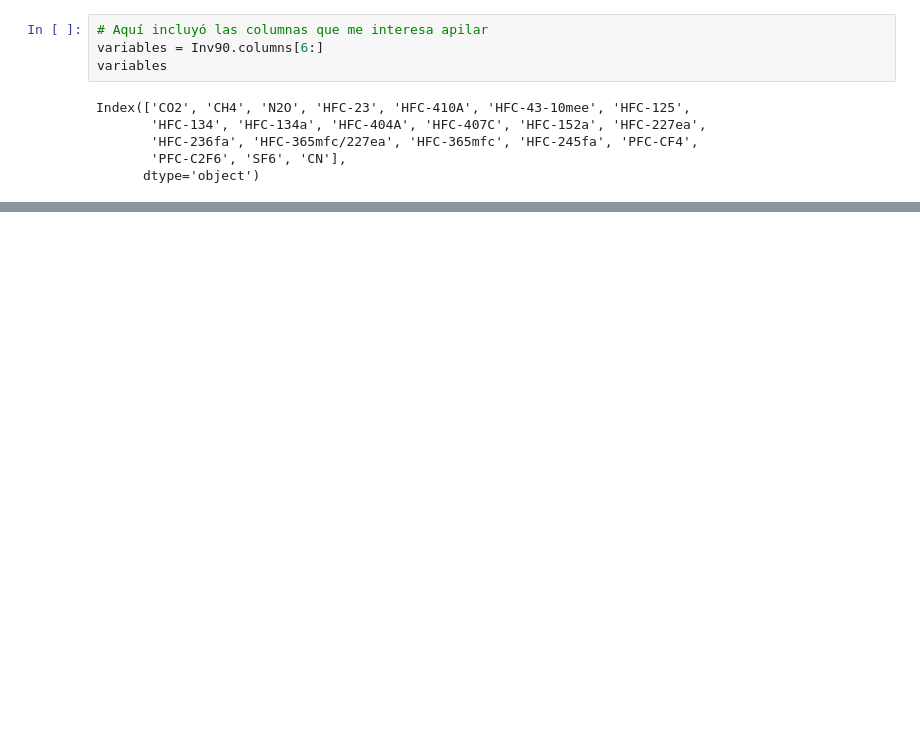
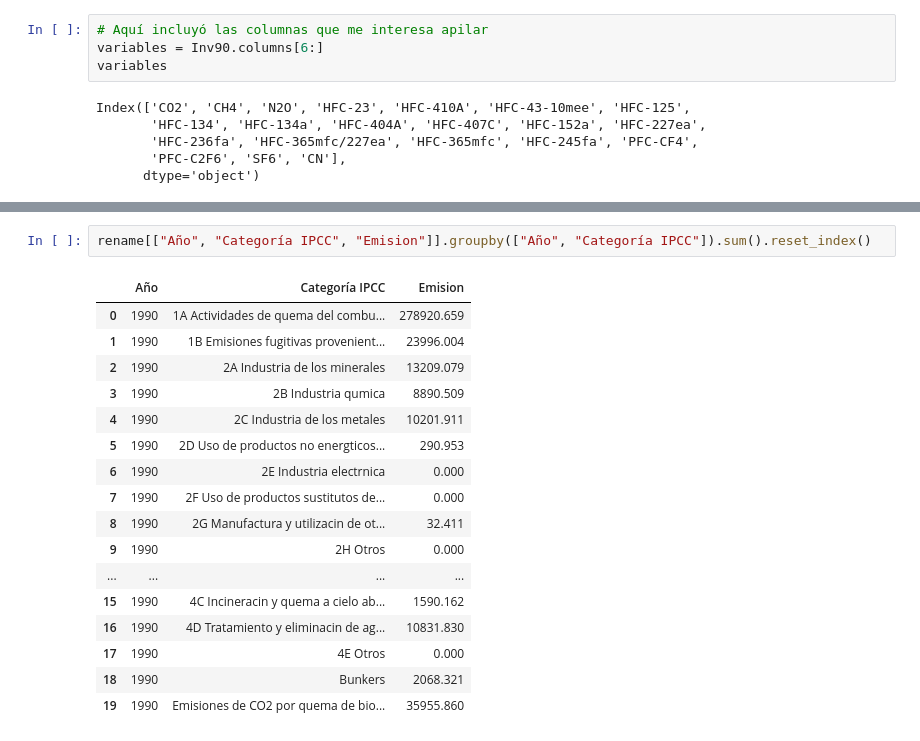
Before and after one commit to Aphrelios/InvNEmisiones, a Jupyter notebook: Prueba.ipynb, the cells around one changed output, grey strips where cells are left out. Cells and saved outputs as stored; diff of their text form; blank space fills up the shorter version.

```diff
--- a/Prueba.ipynb
+++ b/Prueba.ipynb
@@ -103,3 +105,23 @@ rename
 | 518 | 1990 | Fines informativos (no se suman a... | Emisiones de CO2 por quema de bio... | NaN | NaN | NaN | N2O | ... |
 | 519 | 1990 | Fines informativos (no se suman a... | Emisiones de CO2 por quema de bio... | NaN | NaN | NaN | CN | ... |
 520 rows × 9 columns
+# %%
+rename[["Año", "Categoría IPCC", "Emision"]].groupby(["Año", "Categoría IPCC"]).sum().reset_index()
+# %% [output]
+|  | Año | Categoría IPCC | Emision |
+| 0 | 1990 | 1A Actividades de quema del combu... | 278920.659 |
+| 1 | 1990 | 1B Emisiones fugitivas provenient... | 23996.004 |
+| 2 | 1990 | 2A Industria de los minerales | 13209.079 |
+| 3 | 1990 | 2B Industria qumica | 8890.509 |
+| 4 | 1990 | 2C Industria de los metales | 10201.911 |
+| 5 | 1990 | 2D Uso de productos no energticos... | 290.953 |
+| 6 | 1990 | 2E Industria electrnica | 0.000 |
+| 7 | 1990 | 2F Uso de productos sustitutos de... | 0.000 |
+| 8 | 1990 | 2G Manufactura y utilizacin de ot... | 32.411 |
+| 9 | 1990 | 2H Otros | 0.000 |
+| ... | ... | ... | ... |
+| 15 | 1990 | 4C Incineracin y quema a cielo ab... | 1590.162 |
+| 16 | 1990 | 4D Tratamiento y eliminacin de ag... | 10831.830 |
+| 17 | 1990 | 4E Otros | 0.000 |
+| 18 | 1990 | Bunkers | 2068.321 |
+| 19 | 1990 | Emisiones de CO2 por quema de bio... | 35955.860 |
```
Also changed, not shown: parts of 7 cells of this notebook, 1 other file.
